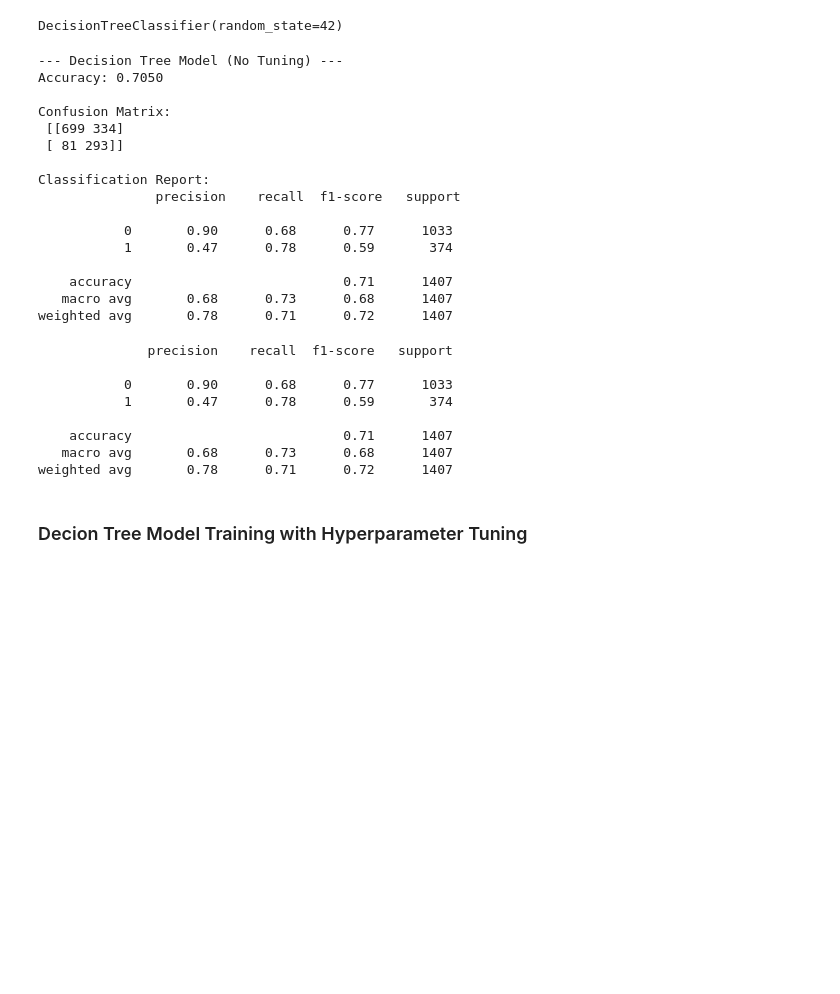
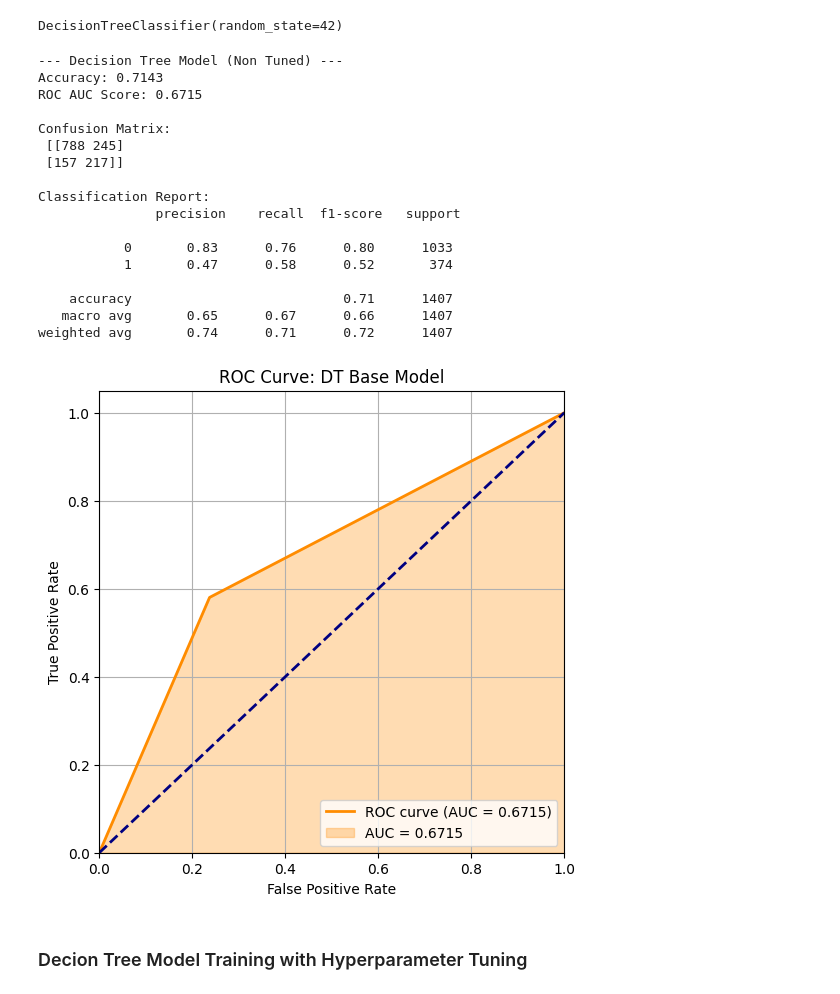
Before and after one commit to Kovindu555/Customer-Churn-Prediction, a Jupyter notebook: Trained_Churn_Predictior.ipynb, the cells around one changed output. Cells and saved outputs as stored; diff of their text form; code cells hidden in the pictures; blank space fills up the shorter version.

```diff
--- a/Trained_Churn_Predictior.ipynb
+++ b/Trained_Churn_Predictior.ipynb
@@ -76,13 +75,13 @@ import json
 # %% [markdown]
 ## Decision Tree Model Training
 # %%
-# initialize smooteenn
-smoteenn = SMOTEENN(random_state=42)
+# initialize smote
+smote = SMOTE(random_state=42)
 # %%
-# smoteenn on training dataset
-X_resampled, y_resampled = smoteenn.fit_resample(X_train, y_train)
+# smote on training dataset
+X_resampled, y_resampled = smote.fit_resample(X_train, y_train)
 
-# Train the dt model
+# train the dt model
 dt_model = DecisionTreeClassifier(random_state=42)
 dt_model.fit(X_resampled, y_resampled)
 # %% [output]
@@ -90,31 +89,54 @@ DecisionTreeClassifier(random_state=42)
 # %%
 # evaluation of the dt model
 y_pred_dt = dt_model.predict(X_test)
+
+y_proba_dt = dt_model.predict_proba(X_test)[:, 1]
+roc_auc_dt = roc_auc_score(y_test, y_proba_dt) # auc calculation
+
 conf_matrix_dt = confusion_matrix(y_test, y_pred_dt)
 report_dt = classification_report(y_test, y_pred_dt)
 dt_model_acc = dt_model.score(X_test,y_test)
 
 
-print("\n--- Decision Tree Model (No Tuning) ---")
+print("\n--- Decision Tree Model (Non Tuned) ---")
 print(f'Accuracy: {dt_model_acc:.4f}')
+print(f'ROC AUC Score: {roc_auc_dt:.4f}')
 print("\nConfusion Matrix:\n", conf_matrix_dt)
 print("\nClassification Report:\n", report_dt)
 # %% [output]
---- Decision Tree Model (No Tuning) ---
-Accuracy: 0.7050
+--- Decision Tree Model (Non Tuned) ---
+Accuracy: 0.7143
+ROC AUC Score: 0.6715
 
 Confusion Matrix:
- [[699 334]
- [ 81 293]]
+ [[788 245]
+ [157 217]]
 
 Classification Report:
                precision    recall  f1-score   support
 
-           0       0.90      0.68      0.77      1033
-           1       0.47      0.78      0.59       374
+           0       0.83      0.76      0.80      1033
+           1       0.47      0.58      0.52       374
 
     accuracy                           0.71      1407
-   macro avg       0.68      0.73      0.68      1407
-weighted avg       0.78      0.71      0.72      1407
+   macro avg       0.65      0.67      0.66      1407
+weighted avg       0.74      0.71      0.72      1407
+# %%
+# ROC-AUC curve for DT base model
+fpr, tpr, _ = roc_curve(y_test, y_proba_dt)
+plt.figure(figsize=(6, 6))
+plt.plot(fpr, tpr, color='darkorange', lw=2, label=f'ROC curve (AUC = {roc_auc_dt:.4f})')
+plt.fill_between(fpr, tpr, color='darkorange', alpha=0.3, label=f'AUC = {roc_auc_dt:.4f}')
+plt.plot([0, 1], [0, 1], color='navy', lw=2, linestyle='--')
+plt.xlim([0.0, 1.0])
+plt.ylim([0.0, 1.05])
+plt.xlabel('False Positive Rate')
+plt.ylabel('True Positive Rate')
+plt.title('ROC Curve: DT Base Model')
+plt.legend(loc="lower right")
+plt.grid(True)
+plt.show()
+# %% [output]
+[figure, added]
 # %%
 # writing classifiaction report of dt based model to json
@@ -127,14 +146,3 @@ with open('Smote_dt_C-Report.json','r') as fr:
-# %%
-print(dt_c_report)
-# %% [output]
-              precision    recall  f1-score   support
-
-           0       0.90      0.68      0.77      1033
-           1       0.47      0.78      0.59       374
-
-    accuracy                           0.71      1407
-   macro avg       0.68      0.73      0.68      1407
-weighted avg       0.78      0.71      0.72      1407
 # %% [markdown]
 ### Decion Tree Model Training with Hyperparameter Tuning
 # %%
```
Also changed, not shown: parts of 39 cells of this notebook.
